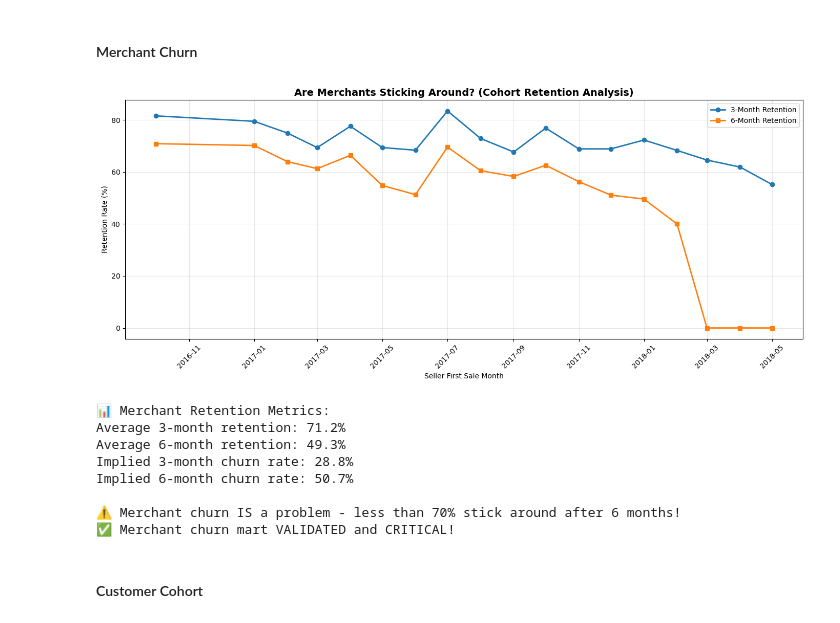
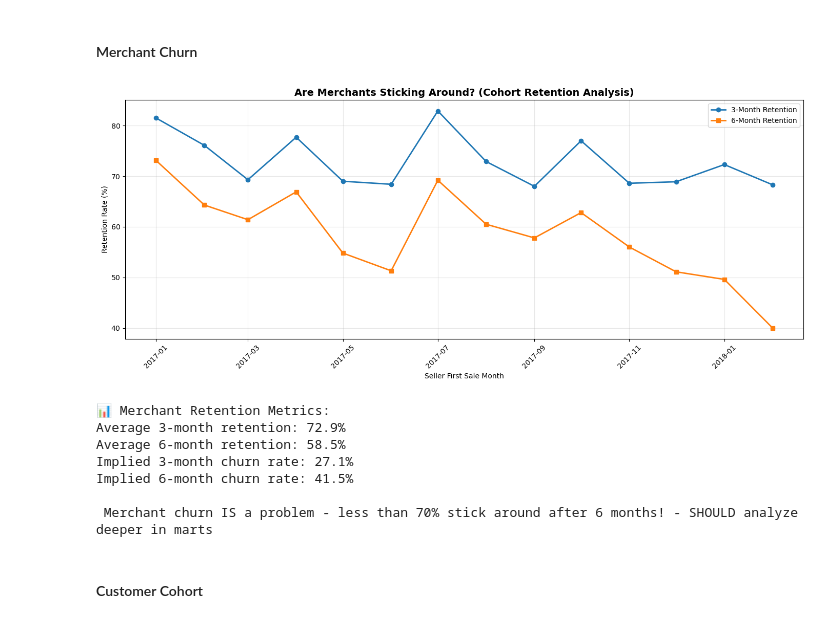
Before and after one commit to ArdahanDogru/olist-ecommerce-analytics, a Jupyter notebook: notebooks/eda_olist.ipynb, the cells around one changed output. Drawn from its saved outputs; the diff is of its cells as text; code cells hidden in the pictures.

```diff
--- a/notebooks/eda_olist.ipynb
+++ b/notebooks/eda_olist.ipynb
@@ -464,7 +464,7 @@ WITH seller_first_sale AS (
     FROM `jaffle-shop-483118.olist_dev.stg_olist__order_items` oi
     JOIN `jaffle-shop-483118.olist_dev.stg_olist__orders` o
         ON oi.order_id = o.order_id
-    WHERE DATE(o.ordered_at) < '2018-06-01'  -- Need time to track retention
+    WHERE DATE(o.ordered_at) >= '2017-01-01' AND DATE(o.ordered_at) < '2018-03-01'
     GROUP BY oi.seller_id
 ),
 
@@ -519,42 +519,41 @@ ax.plot(merchant_churn['first_sale_month'],
         marker='o', label='3-Month Retention', linewidth=2)
 ax.plot(merchant_churn['first_sale_month'],
         merchant_churn['retention_6mo_pct'],
         marker='s', label='6-Month Retention', linewidth=2)
 
 ax.set_title('Are Merchants Sticking Around? (Cohort Retention Analysis)',
              fontsize=14, fontweight='bold')
 ax.set_ylabel('Retention Rate (%)')
 ax.set_xlabel('Seller First Sale Month')
 ax.legend()
 ax.grid(True, alpha=0.3)
 plt.xticks(rotation=45)
 plt.tight_layout()
 plt.show()
 
 # Summary stats
 avg_retention_3mo = merchant_churn['retention_3mo_pct'].mean()
 avg_retention_6mo = merchant_churn['retention_6mo_pct'].mean()
 
 print(f"\n📊 Merchant Retention Metrics:")
 print(f"Average 3-month retention: {avg_retention_3mo:.1f}%")
 print(f"Average 6-month retention: {avg_retention_6mo:.1f}%")
 print(f"Implied 3-month churn rate: {100 - avg_retention_3mo:.1f}%")
 print(f"Implied 6-month churn rate: {100 - avg_retention_6mo:.1f}%")
 
 if avg_retention_6mo < 70:
     print(f"\n Merchant churn IS a problem - less than 70% stick around after 6 months! - SHOULD analyze deeper in marts")
 elif avg_retention_6mo < 85:
     print(f"\n⚠️ Moderate merchant churn - can analyze deeper in marts.")
 # %% [output]
-[figure, old version]
+[figure, new version]
 📊 Merchant Retention Metrics:
-Average 3-month retention: 71.2%
-Average 6-month retention: 49.3%
-Implied 3-month churn rate: 28.8%
-Implied 6-month churn rate: 50.7%
+Average 3-month retention: 72.9%
+Average 6-month retention: 58.5%
+Implied 3-month churn rate: 27.1%
+Implied 6-month churn rate: 41.5%
 
-⚠️ Merchant churn IS a problem - less than 70% stick around after 6 months!
-✅ Merchant churn mart VALIDATED and CRITICAL!
+ Merchant churn IS a problem - less than 70% stick around after 6 months! - SHOULD analyze deeper in marts
 # %% [markdown]
 #### Customer Cohort
 # %%
```
Also changed, not shown: parts of 4 cells of this notebook.
